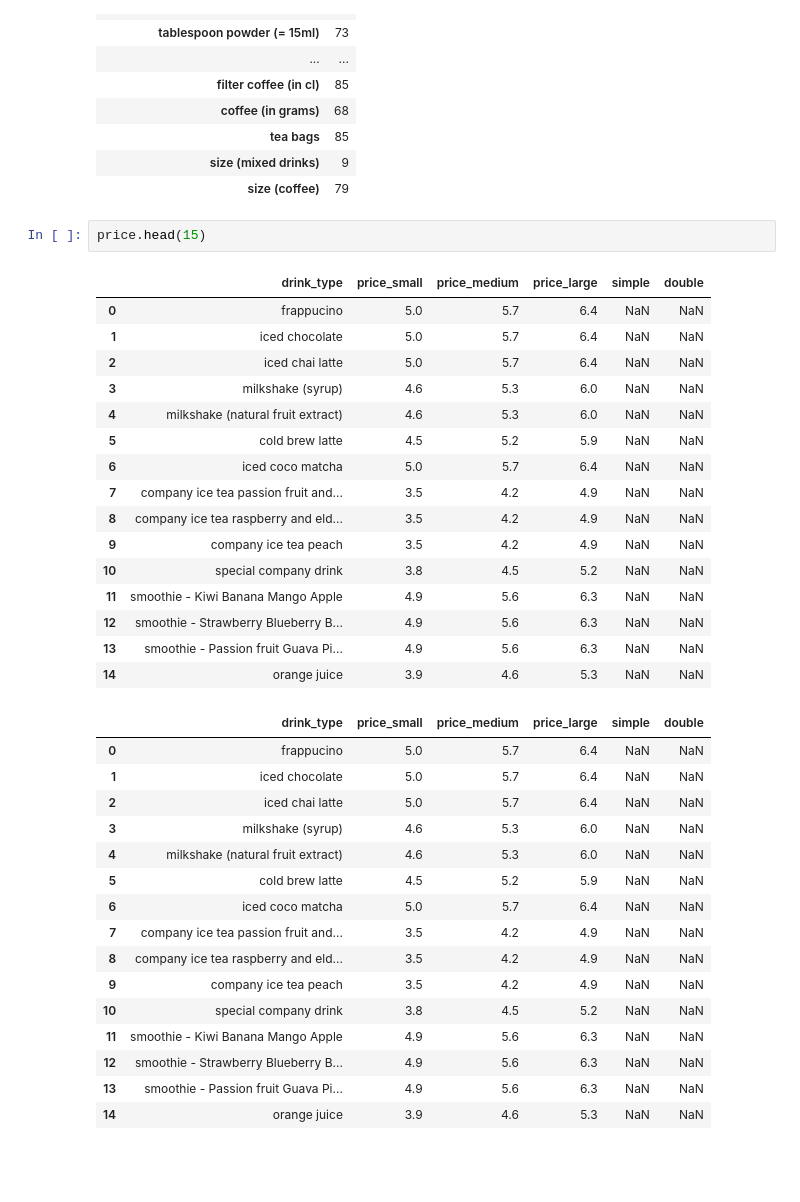
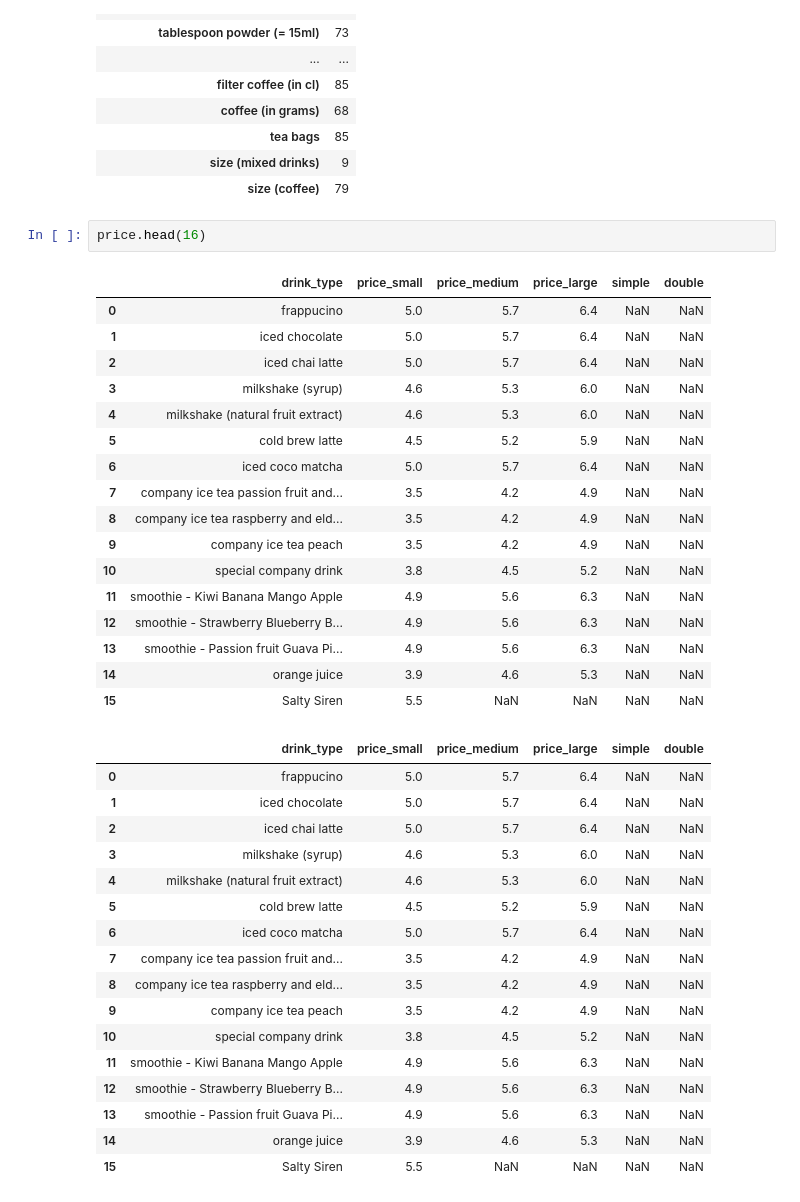
Before and after one commit to Luna-Agora/coffee, a Jupyter notebook: Notebooks/coffee notebook.ipynb, the cells around one changed output. Saved outputs shown, nothing was run; the diff lists cells and outputs as text; blank space fills up the shorter version.

```diff
--- a/Notebooks/coffee notebook.ipynb
+++ b/Notebooks/coffee notebook.ipynb
@@ -744,24 +744,25 @@ nulls
 | size (mixed drinks) | 9 |
 | size (coffee) | 79 |
 # %%
-price.head(15)
+price.head(16)
 # %% [output]
 |  | drink_type | price_small | price_medium | price_large | simple | double |
 | 0 | frappucino | 5.0 | 5.7 | 6.4 | NaN | NaN |
 | 1 | iced chocolate | 5.0 | 5.7 | 6.4 | NaN | NaN |
 | 2 | iced chai latte | 5.0 | 5.7 | 6.4 | NaN | NaN |
 | 3 | milkshake (syrup) | 4.6 | 5.3 | 6.0 | NaN | NaN |
 | 4 | milkshake (natural fruit extract) | 4.6 | 5.3 | 6.0 | NaN | NaN |
 | 5 | cold brew latte | 4.5 | 5.2 | 5.9 | NaN | NaN |
 | 6 | iced coco matcha | 5.0 | 5.7 | 6.4 | NaN | NaN |
 | 7 | company ice tea passion fruit and... | 3.5 | 4.2 | 4.9 | NaN | NaN |
 | 8 | company ice tea raspberry and eld... | 3.5 | 4.2 | 4.9 | NaN | NaN |
 | 9 | company ice tea peach | 3.5 | 4.2 | 4.9 | NaN | NaN |
 | 10 | special company drink | 3.8 | 4.5 | 5.2 | NaN | NaN |
 | 11 | smoothie - Kiwi Banana Mango Apple | 4.9 | 5.6 | 6.3 | NaN | NaN |
 | 12 | smoothie - Strawberry Blueberry B... | 4.9 | 5.6 | 6.3 | NaN | NaN |
 | 13 | smoothie - Passion fruit Guava Pi... | 4.9 | 5.6 | 6.3 | NaN | NaN |
 | 14 | orange juice | 3.9 | 4.6 | 5.3 | NaN | NaN |
+| 15 | Salty Siren | 5.5 | NaN | NaN | NaN | NaN |
 |  | drink_type | price_small | price_medium | price_large | simple | double |
 | 0 | frappucino | 5.0 | 5.7 | 6.4 | NaN | NaN |
 | 1 | iced chocolate | 5.0 | 5.7 | 6.4 | NaN | NaN |
@@ -778,3 +779,4 @@ price.head(15)
 | 12 | smoothie - Strawberry Blueberry B... | 4.9 | 5.6 | 6.3 | NaN | NaN |
 | 13 | smoothie - Passion fruit Guava Pi... | 4.9 | 5.6 | 6.3 | NaN | NaN |
 | 14 | orange juice | 3.9 | 4.6 | 5.3 | NaN | NaN |
+| 15 | Salty Siren | 5.5 | NaN | NaN | NaN | NaN |
```
